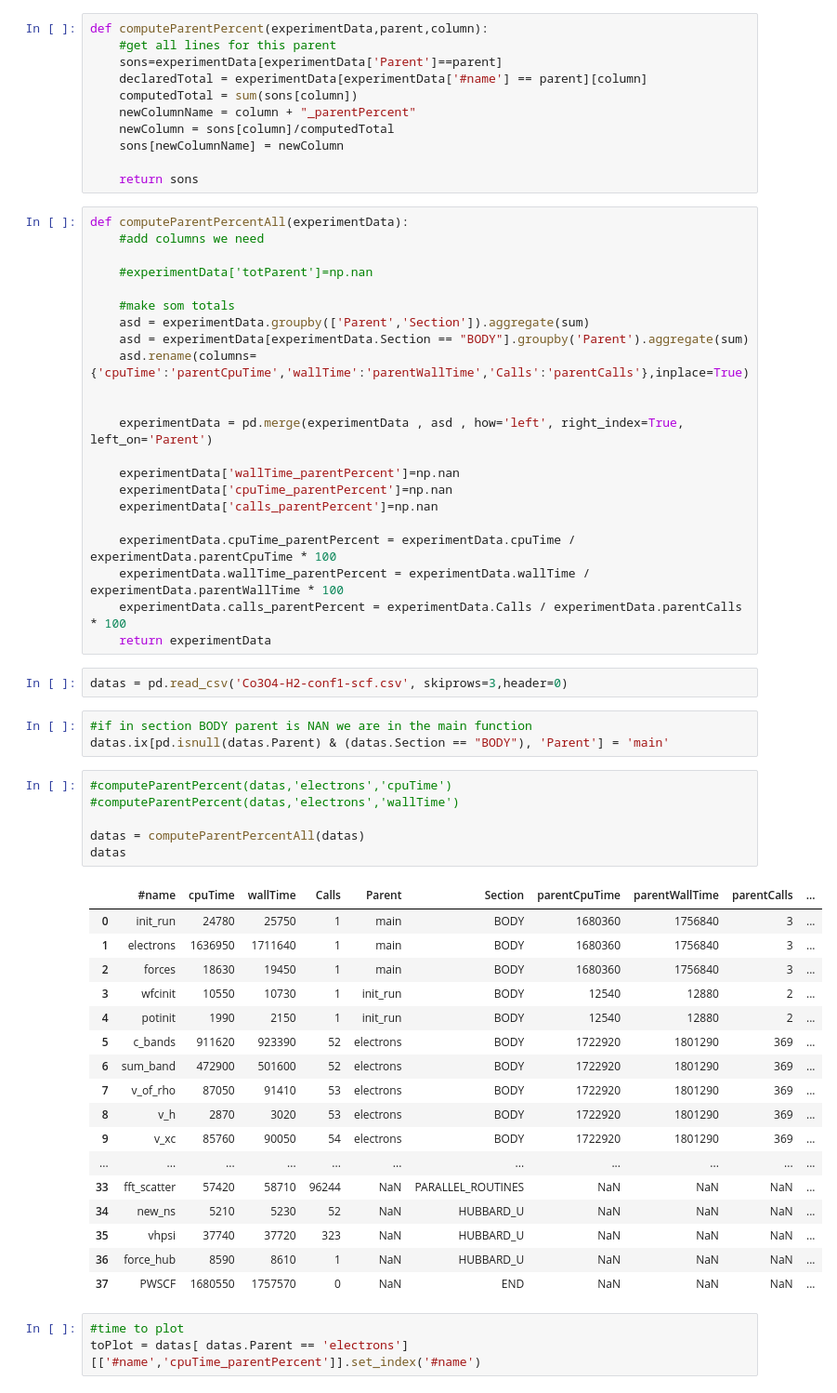
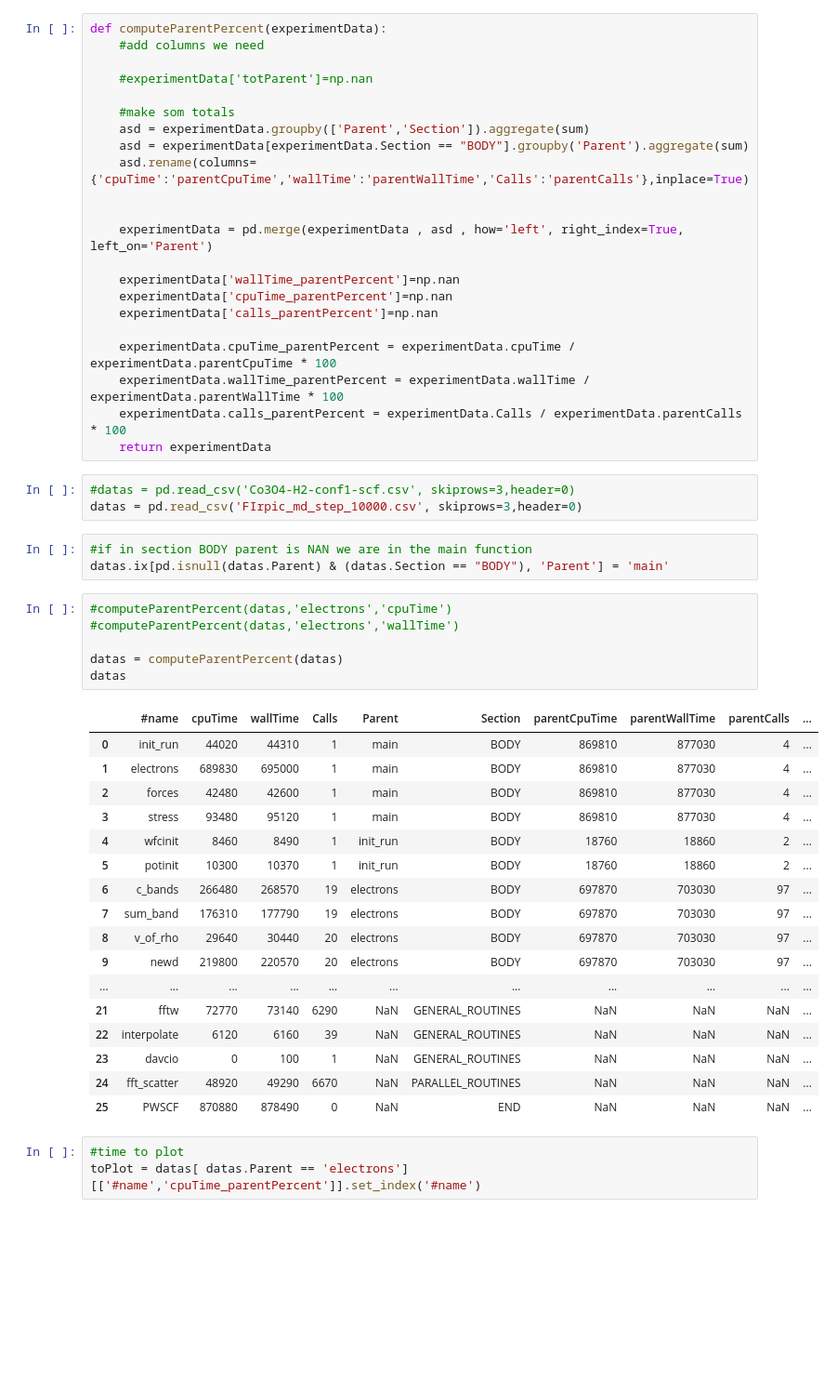
Before and after one commit to gioruffa/qetools, a Jupyter notebook: plotter.ipynb, the cells around one changed output. Shown at 93% size. Cells and saved outputs as stored; diff of their text form; blank space fills up the shorter version.

```diff
--- a/plotter.ipynb
+++ b/plotter.ipynb
@@ -6,19 +6,8 @@ import matplotlib.pyplot as plt
 plt.style.use('ggplot')
 # %% [output]
 Populating the interactive namespace from numpy and matplotlib
-# %%
-def computeParentPercent(experimentData,parent,column):
-    #get all lines for this parent
-    sons=experimentData[experimentData['Parent']==parent]
-    declaredTotal = experimentData[experimentData['#name'] == parent][column]
-    computedTotal = sum(sons[column])
-    newColumnName = column + "_parentPercent"
-    newColumn = sons[column]/computedTotal
-    sons[newColumnName] = newColumn
-
-    return sons
 # %%
-def computeParentPercentAll(experimentData):
+def computeParentPercent(experimentData):
     #add columns we need
 
     #experimentData['totParent']=np.nan
@@ -40,34 +29,35 @@ def computeParentPercentAll(experimentData):
     experimentData.calls_parentPercent = experimentData.Calls / experimentData.parentCalls * 100
     return experimentData
 # %%
-datas = pd.read_csv('Co3O4-H2-conf1-scf.csv', skiprows=3,header=0)
+#datas = pd.read_csv('Co3O4-H2-conf1-scf.csv', skiprows=3,header=0)
+datas = pd.read_csv('FIrpic_md_step_10000.csv', skiprows=3,header=0)
 # %%
 #if in section BODY parent is NAN we are in the main function
 datas.ix[pd.isnull(datas.Parent) & (datas.Section == "BODY"), 'Parent'] = 'main'
 # %%
 #computeParentPercent(datas,'electrons','cpuTime')
 #computeParentPercent(datas,'electrons','wallTime')
 
-datas = computeParentPercentAll(datas)
+datas = computeParentPercent(datas)
 datas
 # %% [output]
 |  | #name | cpuTime | wallTime | Calls | Parent | Section | parentCpuTime | parentWallTime | parentCalls | ... |
-| 0 | init_run | 24780 | 25750 | 1 | main | BODY | 1680360 | 1756840 | 3 | ... |
-| 1 | electrons | 1636950 | 1711640 | 1 | main | BODY | 1680360 | 1756840 | 3 | ... |
-| 2 | forces | 18630 | 19450 | 1 | main | BODY | 1680360 | 1756840 | 3 | ... |
-| 3 | wfcinit | 10550 | 10730 | 1 | init_run | BODY | 12540 | 12880 | 2 | ... |
-| 4 | potinit | 1990 | 2150 | 1 | init_run | BODY | 12540 | 12880 | 2 | ... |
-| 5 | c_bands | 911620 | 923390 | 52 | electrons | BODY | 1722920 | 1801290 | 369 | ... |
-| 6 | sum_band | 472900 | 501600 | 52 | electrons | BODY | 1722920 | 1801290 | 369 | ... |
-| 7 | v_of_rho | 87050 | 91410 | 53 | electrons | BODY | 1722920 | 1801290 | 369 | ... |
-| 8 | v_h | 2870 | 3020 | 53 | electrons | BODY | 1722920 | 1801290 | 369 | ... |
-| 9 | v_xc | 85760 | 90050 | 54 | electrons | BODY | 1722920 | 1801290 | 369 | ... |
+| 0 | init_run | 44020 | 44310 | 1 | main | BODY | 869810 | 877030 | 4 | ... |
+| 1 | electrons | 689830 | 695000 | 1 | main | BODY | 869810 | 877030 | 4 | ... |
+| 2 | forces | 42480 | 42600 | 1 | main | BODY | 869810 | 877030 | 4 | ... |
+| 3 | stress | 93480 | 95120 | 1 | main | BODY | 869810 | 877030 | 4 | ... |
+| 4 | wfcinit | 8460 | 8490 | 1 | init_run | BODY | 18760 | 18860 | 2 | ... |
+| 5 | potinit | 10300 | 10370 | 1 | init_run | BODY | 18760 | 18860 | 2 | ... |
+| 6 | c_bands | 266480 | 268570 | 19 | electrons | BODY | 697870 | 703030 | 97 | ... |
+| 7 | sum_band | 176310 | 177790 | 19 | electrons | BODY | 697870 | 703030 | 97 | ... |
+| 8 | v_of_rho | 29640 | 30440 | 20 | electrons | BODY | 697870 | 703030 | 97 | ... |
+| 9 | newd | 219800 | 220570 | 20 | electrons | BODY | 697870 | 703030 | 97 | ... |
 | ... | ... | ... | ... | ... | ... | ... | ... | ... | ... | ... |
-| 33 | fft_scatter | 57420 | 58710 | 96244 | NaN | PARALLEL_ROUTINES | NaN | NaN | NaN | ... |
-| 34 | new_ns | 5210 | 5230 | 52 | NaN | HUBBARD_U | NaN | NaN | NaN | ... |
-| 35 | vhpsi | 37740 | 37720 | 323 | NaN | HUBBARD_U | NaN | NaN | NaN | ... |
-| 36 | force_hub | 8590 | 8610 | 1 | NaN | HUBBARD_U | NaN | NaN | NaN | ... |
-| 37 | PWSCF | 1680550 | 1757570 | 0 | NaN | END | NaN | NaN | NaN | ... |
+| 21 | fftw | 72770 | 73140 | 6290 | NaN | GENERAL_ROUTINES | NaN | NaN | NaN | ... |
+| 22 | interpolate | 6120 | 6160 | 39 | NaN | GENERAL_ROUTINES | NaN | NaN | NaN | ... |
+| 23 | davcio | 0 | 100 | 1 | NaN | GENERAL_ROUTINES | NaN | NaN | NaN | ... |
+| 24 | fft_scatter | 48920 | 49290 | 6670 | NaN | PARALLEL_ROUTINES | NaN | NaN | NaN | ... |
+| 25 | PWSCF | 870880 | 878490 | 0 | NaN | END | NaN | NaN | NaN | ... |
 # %%
 #time to plot
 toPlot = datas[ datas.Parent == 'electrons'][['#name','cpuTime_parentPercent']].set_index('#name')
```
Also changed, not shown: parts of 9 cells of this notebook.
